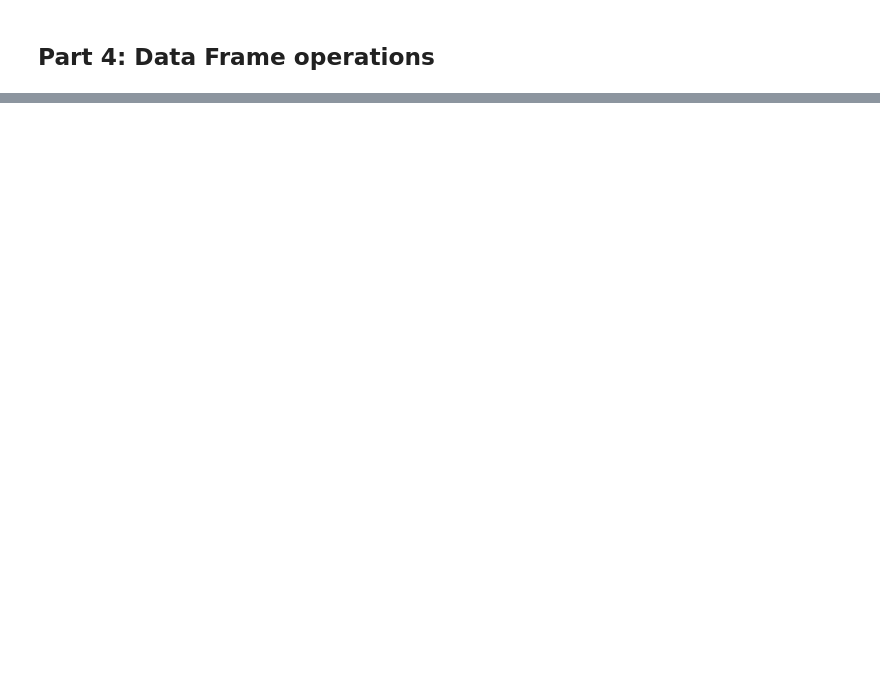
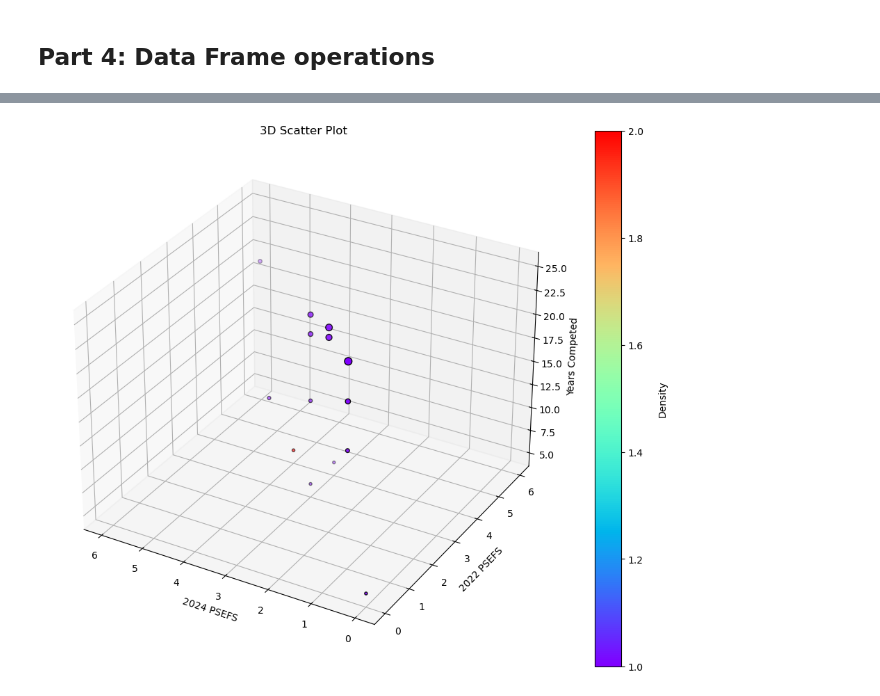
Before and after one commit to ifgc/FERMIS, a Jupyter notebook: introToPandas.ipynb, the cells around one changed output, grey strips where cells are left out. Saved outputs shown, nothing was run; the diff lists cells and outputs as text; code cells hidden in the pictures; blank space fills up the shorter version.

```diff
--- a/introToPandas.ipynb
+++ b/introToPandas.ipynb
@@ -153,0 +257,45 @@ axs[2].set_title('Species')
+# %%
+import numpy as np
+import matplotlib.pyplot as plt
+from mpl_toolkits.mplot3d import Axes3D  # Import the 3D plotting module
+from collections import Counter
+
+# Create a new standalone figure for 3D subplot
+fig = plt.figure(figsize=(12, 10))
+ax = fig.add_subplot(111, projection='3d')
+
+# Assuming your DataFrame is called filteredDF
+x_data = filteredDF['2024 PSEFS (initial)']
+y_data = filteredDF['2022 PSEFS (initial)']
+z_data = filteredDF['Years Competed']
+
+# Count occurrences for color mapping
+counter = Counter(zip(x_data, y_data, z_data))
+
+# Create a color array based on occurrences
+colors = [counter[(x, y, z)] for x, y, z in zip(x_data, y_data, z_data)]
+
+# Calculate the distances from the viewpoint (0, 0, 25)
+viewer_position = np.array([0, 0, 28])
+distances = np.sqrt((x_data - viewer_position[0])**2 + (y_data - viewer_position[1])**2 + (z_data - viewer_position[2])**2)
+
+# Use distances to set point sizes, you might need to adjust the scaling factor
+sizes = 200 / distances
+
+# 3D Scatter plot
+sc = ax.scatter(x_data, y_data, z_data, c=colors, s=sizes, cmap='rainbow',edgecolor='black')
+
+# Labels and title
+ax.set_xlabel('2024 PSEFS')
+ax.set_ylabel('2022 PSEFS')
+ax.set_zlabel('Years Competed')
+ax.set_title('3D Scatter Plot')
+ax.invert_xaxis()
+
+# Add colorbar
+cbar = plt.colorbar(sc)
+cbar.set_label('Density', rotation=90, labelpad=15)
+
+plt.show()
+# %% [output]
+[figure, added]
```
Also changed, not shown: parts of 15 cells of this notebook.
